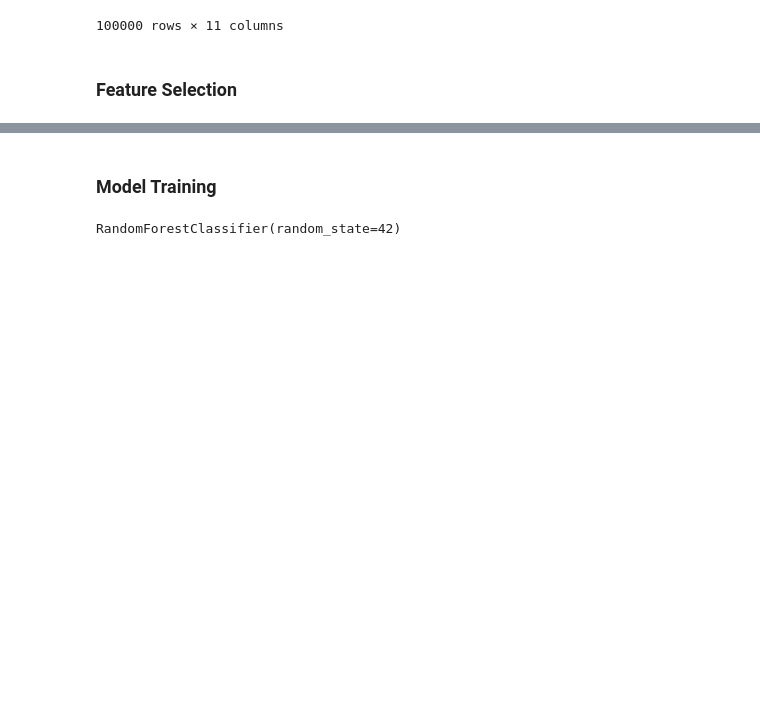
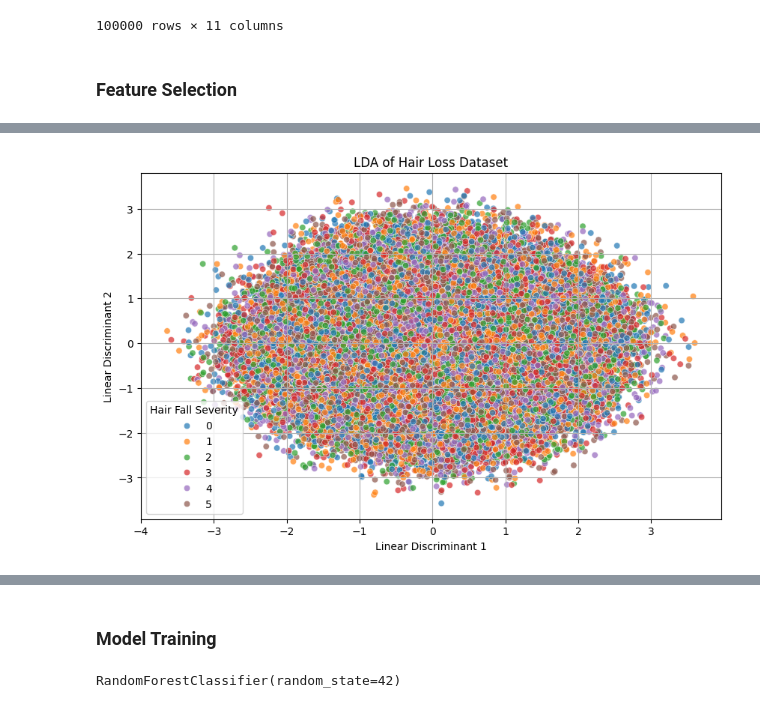
Before and after one commit to Rapcole12/HairLossDetection, a Jupyter notebook: RandomForest/rf_classifier.ipynb, the cells around one changed output, grey strips where cells are left out. Cells and saved outputs as stored; diff of their text form; code cells hidden in the pictures; blank space fills up the shorter version.

```diff
--- a/RandomForest/rf_classifier.ipynb
+++ b/RandomForest/rf_classifier.ipynb
@@ -29,0 +62,20 @@ from sklearn.metrics import accuracy_score, f1_score, precision_score, recall_sc
+# %%
+# ---------- LDA ----------
+lda = LDA(n_components=2)
+X_lda = lda.fit_transform(X_scaled, y)
+
+# Create a DataFrame for plotting
+lda_df = pd.DataFrame(data=X_lda, columns=["LD1", "LD2"])
+lda_df["hair_fall"] = y
+
+# Plot LDA
+plt.figure(figsize=(10, 6))
+sns.scatterplot(data=lda_df, x="LD1", y="LD2", hue="hair_fall", palette="tab10", alpha=0.7)
+plt.title("LDA of Hair Loss Dataset")
+plt.xlabel("Linear Discriminant 1")
+plt.ylabel("Linear Discriminant 2")
+plt.legend(title="Hair Fall Severity")
+plt.grid(True)
+plt.show()
+# %% [output]
+[figure, added]
```
Also changed, not shown: parts of 12 cells of this notebook.
